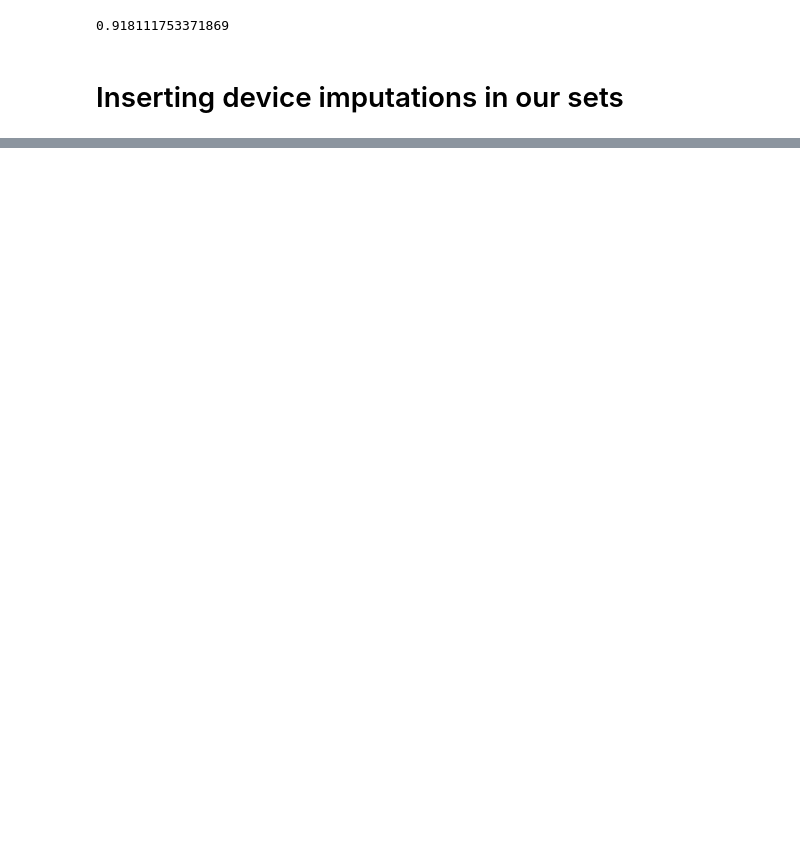
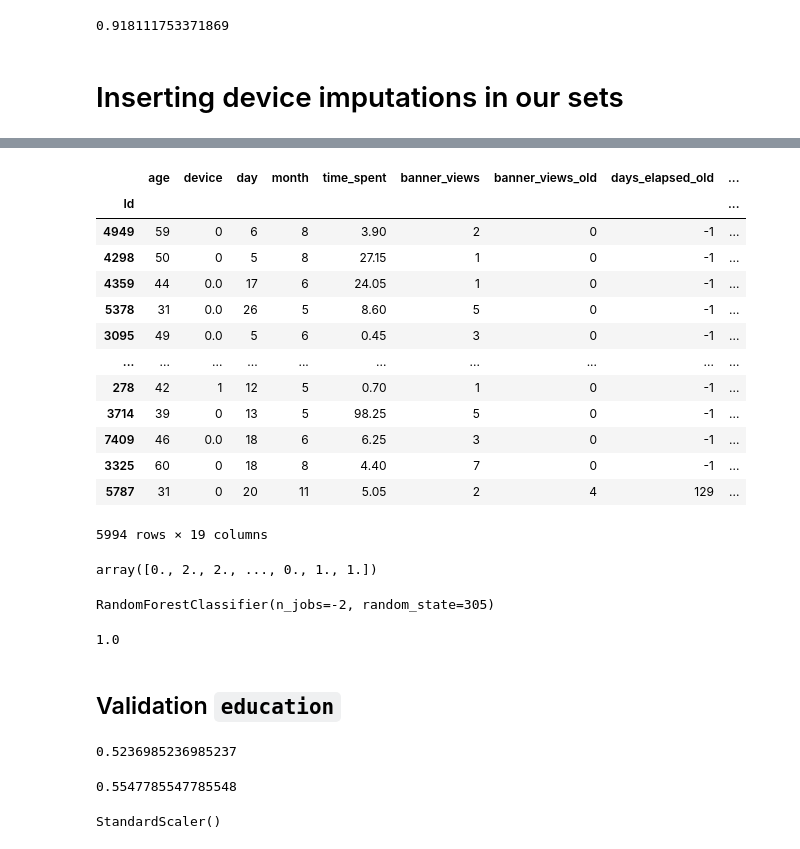
Before and after one commit to LuciaCam/ML_kaggle_competition, a Jupyter notebook: nas_imputations.ipynb, the cells around one changed output, grey strips where cells are left out. Cells and saved outputs as stored; diff of their text form; code cells hidden in the pictures; blank space fills up the shorter version.

```diff
--- a/nas_imputations.ipynb
+++ b/nas_imputations.ipynb
@@ -231,0 +208,27 @@ X_test
+# %%
+X_tr_ed = X_tr_ed[X_tr_ed['education'] != 'na'] # this is the data set that does not have NAs
+y_tr_ed = X_tr_ed[['education']]
+X_tr_ed = X_tr_ed.drop(columns='education')
+X_tr_ed
+# %% [output]
+|  | age | device | day | month | time_spent | banner_views | banner_views_old | days_elapsed_old | ... |
+| Id |  |  |  |  |  |  |  |  | ... |
+| 4949 | 59 | 0 | 6 | 8 | 3.90 | 2 | 0 | -1 | ... |
+| 4298 | 50 | 0 | 5 | 8 | 27.15 | 1 | 0 | -1 | ... |
+| 4359 | 44 | 0.0 | 17 | 6 | 24.05 | 1 | 0 | -1 | ... |
+| 5378 | 31 | 0.0 | 26 | 5 | 8.60 | 5 | 0 | -1 | ... |
+| 3095 | 49 | 0.0 | 5 | 6 | 0.45 | 3 | 0 | -1 | ... |
+| ... | ... | ... | ... | ... | ... | ... | ... | ... | ... |
+| 278 | 42 | 1 | 12 | 5 | 0.70 | 1 | 0 | -1 | ... |
+| 3714 | 39 | 0 | 13 | 5 | 98.25 | 5 | 0 | -1 | ... |
+| 7409 | 46 | 0.0 | 18 | 6 | 6.25 | 3 | 0 | -1 | ... |
+| 3325 | 60 | 0 | 18 | 8 | 4.40 | 7 | 0 | -1 | ... |
+| 5787 | 31 | 0 | 20 | 11 | 5.05 | 2 | 4 | 129 | ... |
+5994 rows × 19 columns
+# %%
+enc = OrdinalEncoder(categories=[['high_school', 'university', 'grad_school']])
+y_tr_ed = enc.fit_transform(y_tr_ed)
+y_tr_ed.shape = (y_tr_ed.shape[0],)
+y_tr_ed
+# %% [output]
+array([0., 2., 2., ..., 0., 1., 1.])
@@ -231,0 +237,11 @@ X_test
+# %%
+rfc_ed.fit(X_tr_ed, y_tr_ed)
+# %% [output]
+RandomForestClassifier(n_jobs=-2, random_state=305)
+# %%
+y_tr_ed_pred = rfc_ed.predict(X_tr_ed)
+accuracy_score(y_true=y_tr_ed, y_pred=y_tr_ed_pred)
+# %% [output]
+1.0
+# %% [markdown]
+## Validation `education`
@@ -231,0 +256,5 @@ X_test
+# %%
+y_v_ed_pred = rfc_ed.predict(X_v_ed)
+accuracy_score(y_pred=y_v_ed_pred, y_true=y_v_ed)
+# %% [output]
+0.5236985236985237
@@ -231,0 +282,7 @@ X_test
+# %%
+gbr_ed = GradientBoostingClassifier(max_depth=2, n_estimators=400, learning_rate=0.01)
+gbr_ed.fit(X_tr_ed, y_tr_ed)
+y_v_ed_pred = gbr_ed.predict(X_v_ed)
+accuracy_score(y_pred=y_v_ed_pred, y_true=y_v_ed)
+# %% [output]
+0.5547785547785548
@@ -231,0 +311,7 @@ X_test
+# %%
+num_vars = ['age', 'time_spent', 'banner_views', 'banner_views_old', 'days_elapsed_old', 'X4']
+
+scaler = StandardScaler()
+scaler.fit(X_train[num_vars])
+# %% [output]
+StandardScaler()
```
Also changed, not shown: parts of 17 cells of this notebook.
